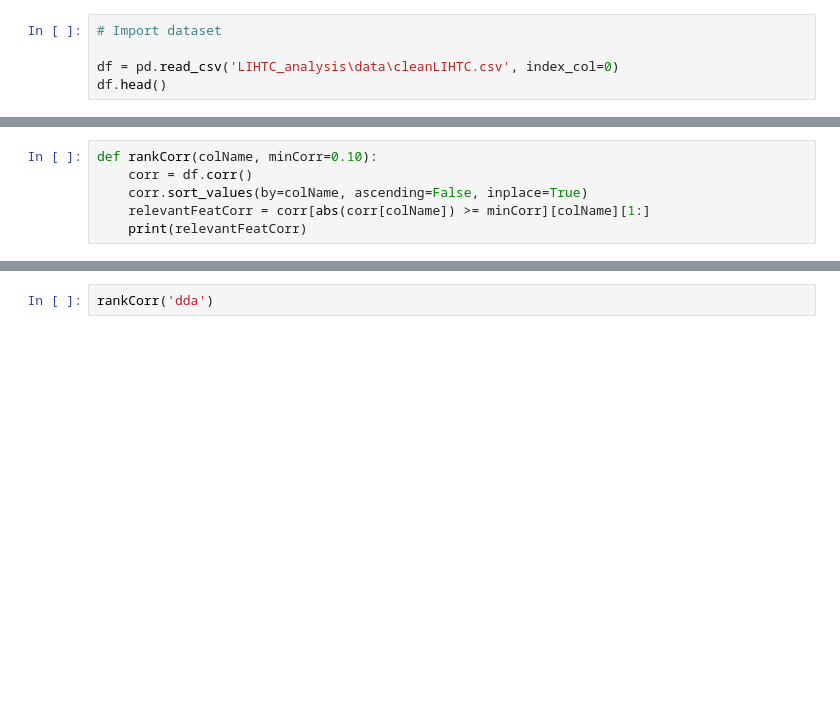
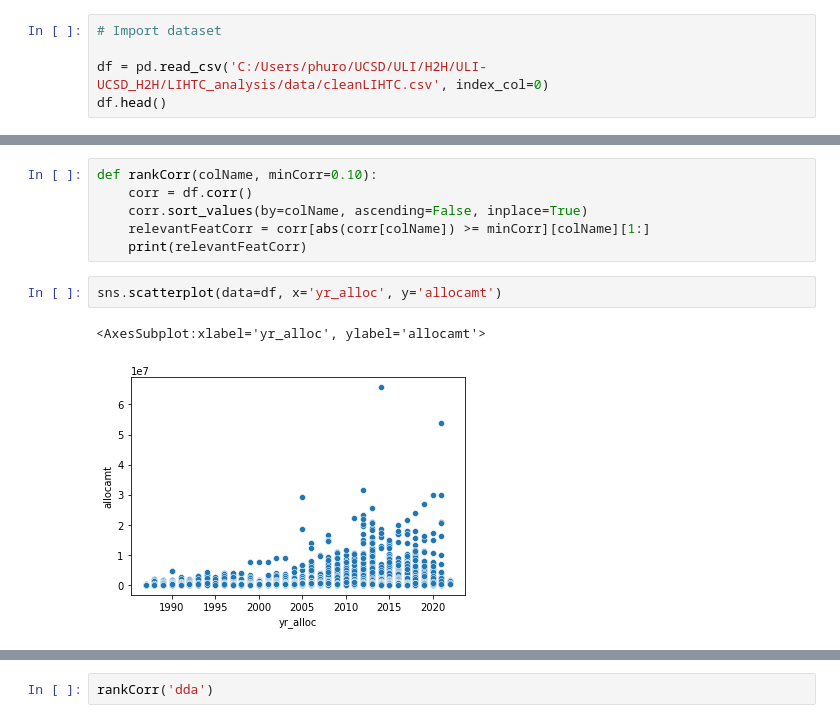
Before and after one commit to pndang/ULI-UCSD-H2H, a Jupyter notebook: LIHTC_analysis/clustering-analysis.ipynb, the cells around one changed output, grey strips where cells are left out. Saved outputs shown, nothing was run; the diff lists cells and outputs as text; blank space fills up the shorter version.

```diff
--- a/LIHTC_analysis/clustering-analysis.ipynb
+++ b/LIHTC_analysis/clustering-analysis.ipynb
@@ -13,7 +13,7 @@ pd.set_option('display.max_columns', None)
 # %%
 # Import dataset
 
-df = pd.read_csv('LIHTC_analysis\data\cleanLIHTC.csv', index_col=0)
+df = pd.read_csv('C:/Users/phuro/UCSD/ULI/H2H/ULI-UCSD_H2H/LIHTC_analysis/data/cleanLIHTC.csv', index_col=0)
 df.head()
 # %% [output]
 |  | hud_id | project | proj_add | proj_cty | proj_st | proj_zip | state_id | latitude | longitude | place1990 | ... |
@@ -71,4 +71,9 @@ def rankCorr(colName, minCorr=0.10):
     corr.sort_values(by=colName, ascending=False, inplace=True)
     relevantFeatCorr = corr[abs(corr[colName]) >= minCorr][colName][1:]
     print(relevantFeatCorr)
+# %%
+sns.scatterplot(data=df, x='yr_alloc', y='allocamt')
+# %% [output]
+<AxesSubplot:xlabel='yr_alloc', ylabel='allocamt'>
+[figure, added]
 # %%
```
Also changed, not shown: parts of 3 cells of this notebook.
